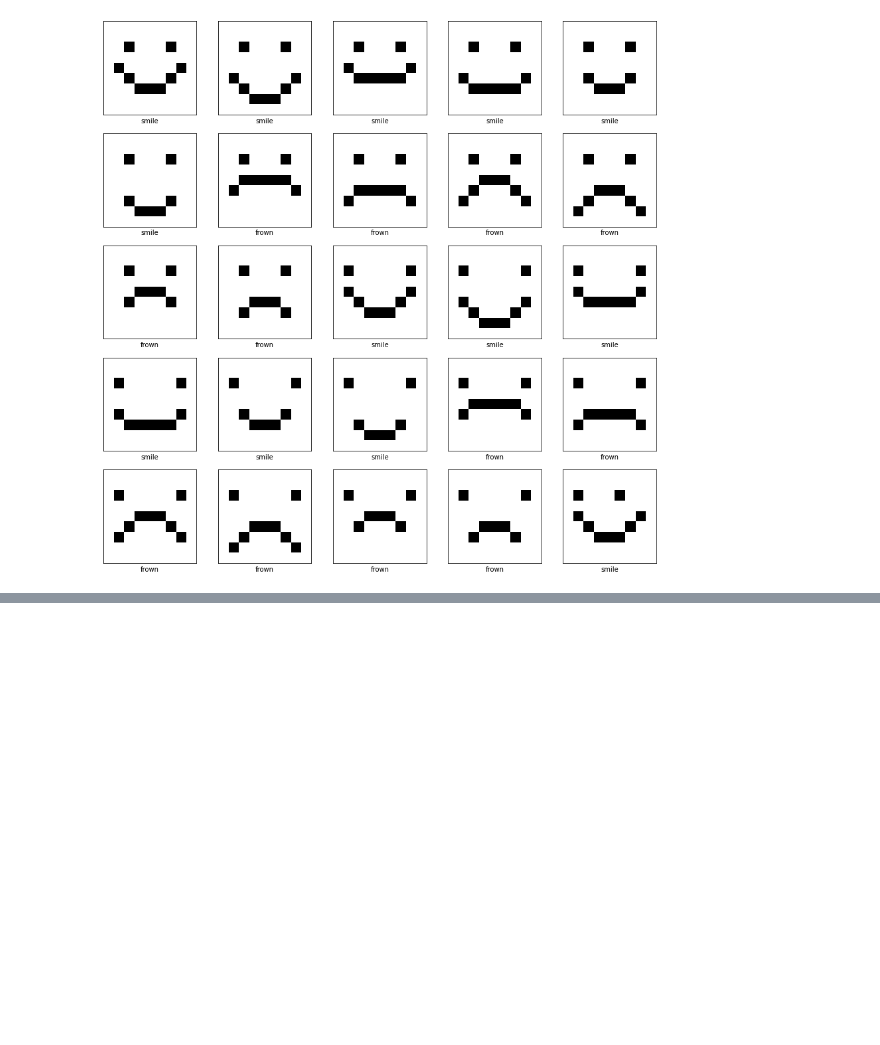
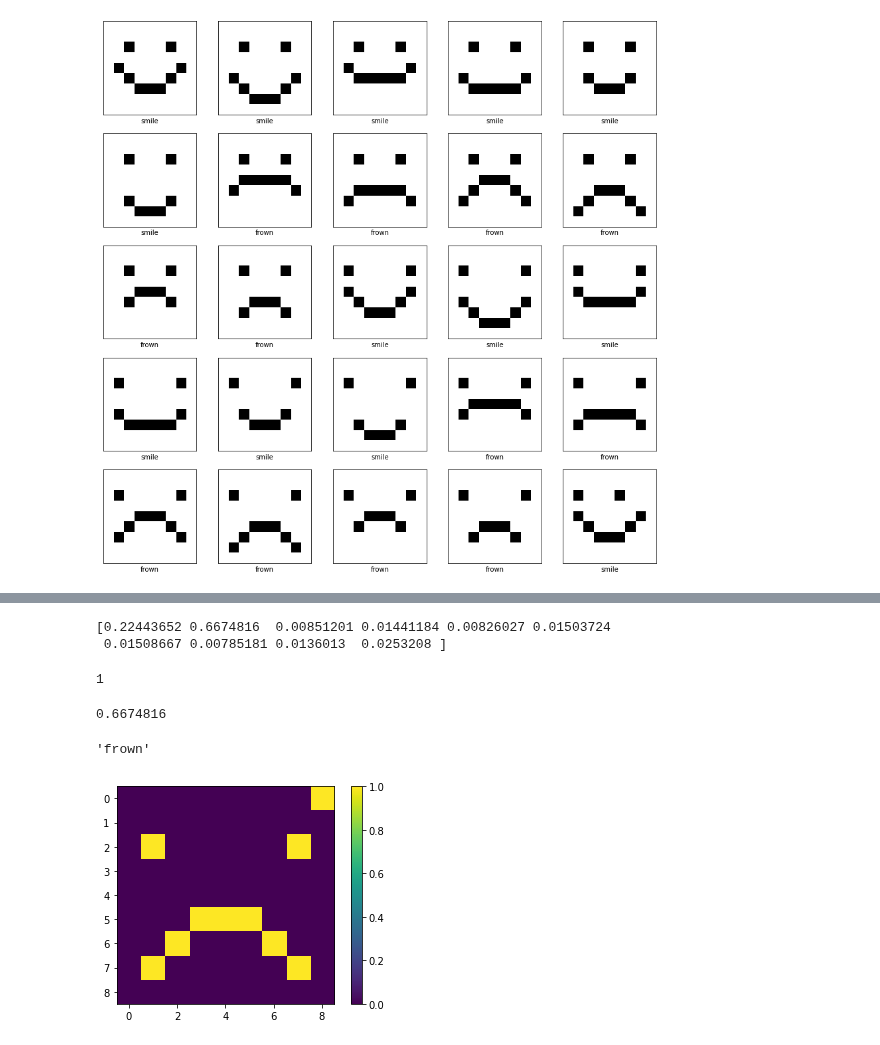
Before and after one commit to romanfen/F21DL-G6, a Jupyter notebook: Lab11_CNN.ipynb, the cells around one changed output, grey strips where cells are left out. Saved outputs shown, nothing was run; the diff lists cells and outputs as text; code cells hidden in the pictures; blank space fills up the shorter version.

```diff
--- a/Lab11_CNN.ipynb
+++ b/Lab11_CNN.ipynb
@@ -66,0 +126,23 @@ plt.show()
+# %%
+print(classifications[3])
+# %% [output]
+[0.22443652 0.6674816  0.00851201 0.01441184 0.00826027 0.01503724
+ 0.01508667 0.00785181 0.0136013  0.0253208 ]
+# %%
+np.argmax(classifications[3])
+# %% [output]
+1
+# %%
+np.max(classifications[3])
+# %% [output]
+0.6674816
+# %%
+class_names[np.argmax(classifications[3])]
+# %% [output]
+'frown'
+# %%
+plt.imshow(x_test[3].squeeze())
+plt.colorbar()
+plt.grid(False)
+# %% [output]
+[figure, added]
```
Also changed, not shown: parts of 32 cells of this notebook.
